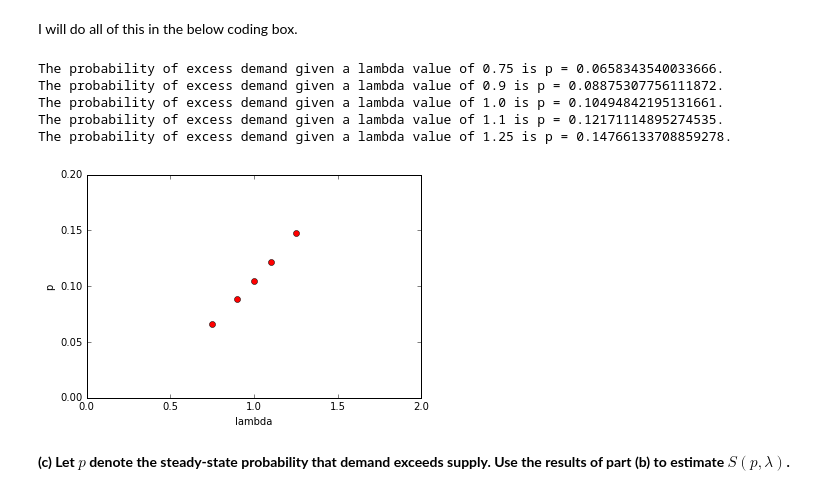
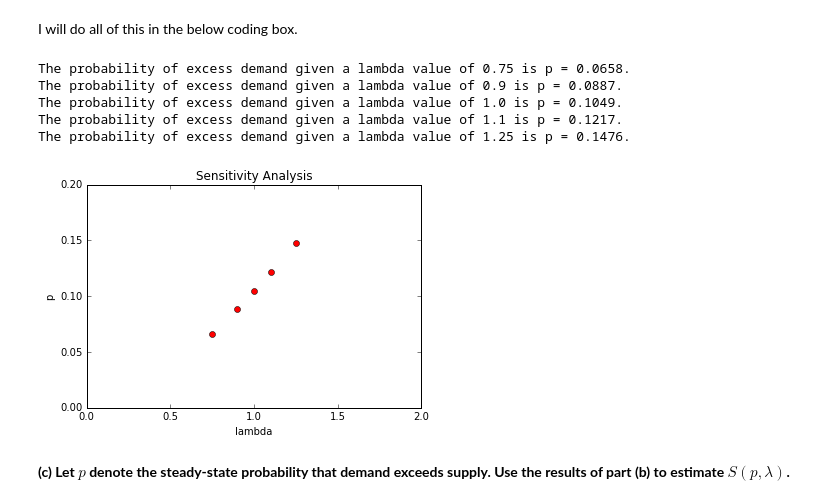
Before and after one commit to programisteto/math_modeling, a Jupyter notebook: takehome2.ipynb, the cells around one changed output. Cells and saved outputs as stored; diff of their text form; code cells hidden in the pictures.

```diff
--- a/takehome2.ipynb
+++ b/takehome2.ipynb
@@ -516,40 +517,41 @@ for x in vals:
     i = start
     sub_excess = []
     while i < stop:
         sub_excess.append(1 - sum(x[:i+1]))
         i += 1
     P_excess_demand_state_i.append(sub_excess)
 
 a = []
 
 a2, a3, a4 = symbols('a1 a2 a3')
 for x in P:
     set_a = solve((a2 + a3 + a4 - 1, a2 - x[0][0]*a2 - x[1][0]*a3 - x[2][0]*a4, \
               a3 - x[0][1]*a2 - x[1][1]*a3- x[2][1]*a4), (a2, a3, a4))
 
     a.append([float(set_a[a2]),float(set_a[a3]), float(set_a[a4])])
 
 p = []
 for z,w in zip(P_excess_demand_state_i,a):
     p.append(sum(map(lambda x,y:x*y,z,w)))
 
 #print(P_excess_demand_state_i)
 #print(a)
 for x,y in zip(freq, p):
     print("The probability of excess demand given a lambda value of " + str(x) + \
-         " is p = " + str(y) + ".")
+         " is p = " + str(y)[:6] + ".")
 plt.plot(freq, p, 'ro')
 plt.axis([0, 2, 0, .20])
 plt.ylabel('p')
 plt.xlabel('lambda')
+plt.title('Sensitivity Analysis')
 plt.show()
 # %% [output]
-The probability of excess demand given a lambda value of 0.75 is p = 0.0658343540033666.
-The probability of excess demand given a lambda value of 0.9 is p = 0.08875307756111872.
-The probability of excess demand given a lambda value of 1.0 is p = 0.10494842195131661.
-The probability of excess demand given a lambda value of 1.1 is p = 0.12171114895274535.
-The probability of excess demand given a lambda value of 1.25 is p = 0.14766133708859278.
+The probability of excess demand given a lambda value of 0.75 is p = 0.0658.
+The probability of excess demand given a lambda value of 0.9 is p = 0.0887.
+The probability of excess demand given a lambda value of 1.0 is p = 0.1049.
+The probability of excess demand given a lambda value of 1.1 is p = 0.1217.
+The probability of excess demand given a lambda value of 1.25 is p = 0.1476.
-[figure, old version]
+[figure, new version]
 # %% [markdown]
 __(c) Let $p$ denote the steady-state probability that demand exceeds supply. Use the results of part (b) to estimate $S(p, \lambda)$.__
 # %% [markdown]
```
Also changed, not shown: parts of 17 cells of this notebook.
